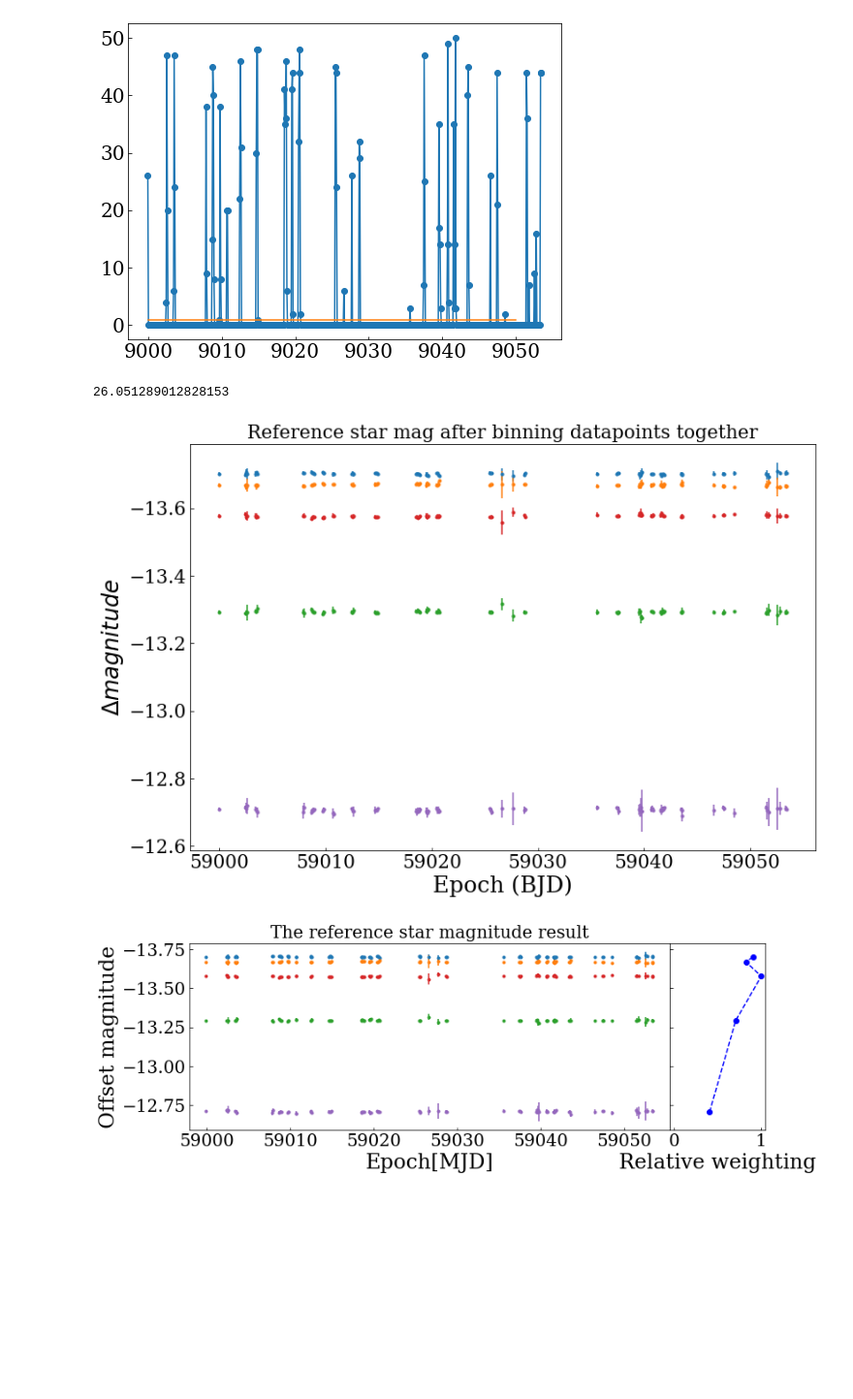
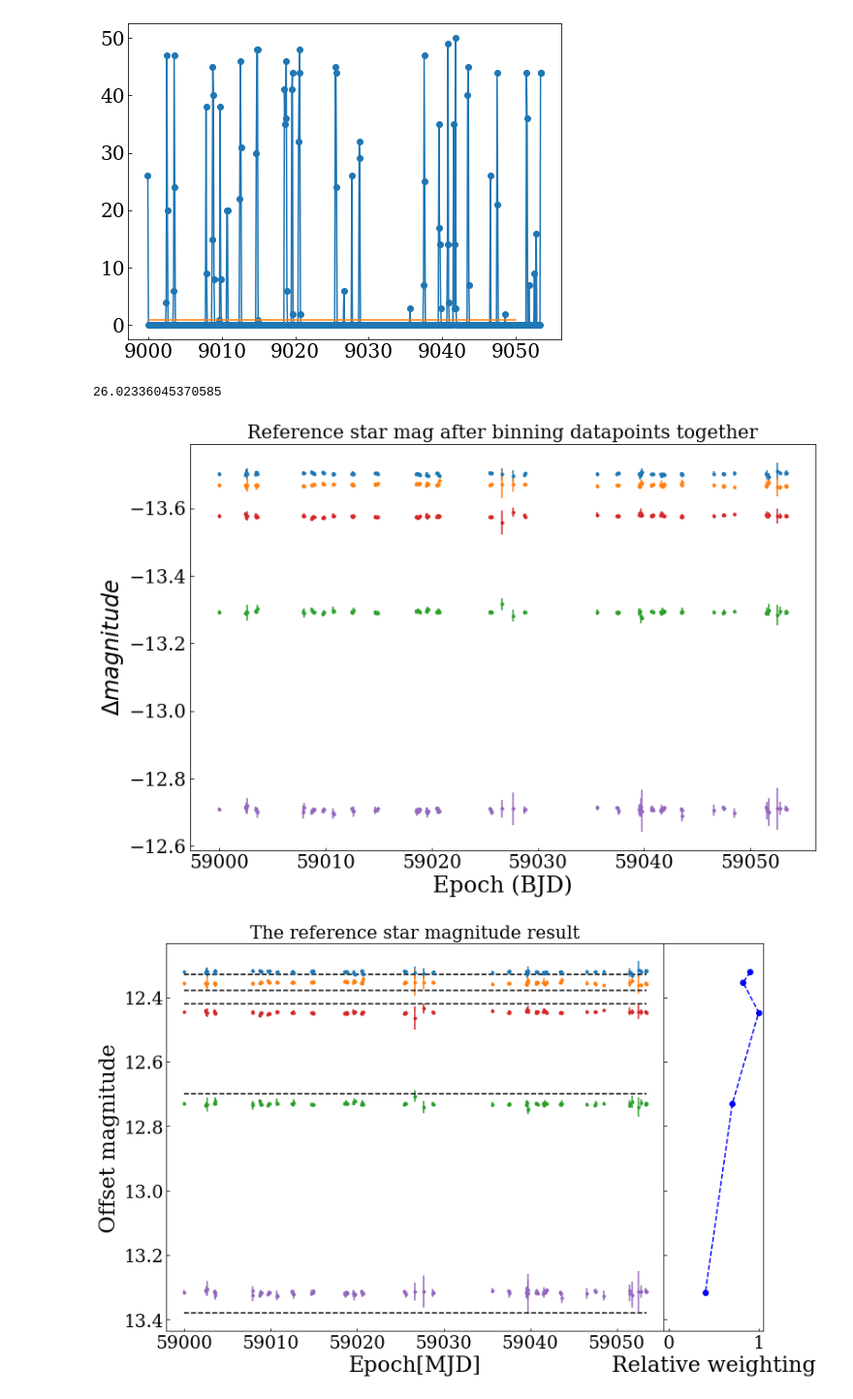
Before and after one commit to BartOuwehand/BRPJ0600, a Jupyter notebook: astep1.ipynb, the cells around one changed output. Shown at 97% size. Drawn from its saved outputs; the diff is of its cells as text; code cells hidden in the pictures; blank space fills up the shorter version.

```diff
--- a/astep1.ipynb
+++ b/astep1.ipynb
@@ -408,8 +408,8 @@ for i in range(i_lim):
         s = 1
         windowplt(i,j, epoch-9000, -2.5*np.log10(sigcl_flux[:,s]/ALC_final), 0.13, 'red', m1*m2,1)
 
-        for x in range(int((epoch[-1]-epoch[0])*12)):
-            axs[i,j].plot([epoch[0]+x/12-9000]*2,[0,.02],c='orange')
+        #for x in range(int((epoch[-1]-epoch[0])*12)):
+        #    axs[i,j].plot([epoch[0]+x/12-9000]*2,[0,.02],c='orange')
 
         #axs[i,j].plot(epoch-9000,-2.5*np.log10(J0600_flux/ALC)-np.nanmedian((-2.5*np.log10(J0600_flux/ALC))[m1*m2])+0.03,
         #         marker='.',linestyle='',markersize=10,c='r')
@@ -555,7 +555,7 @@ def zeropoint(m,a):
 
 ZP_real = []
 # An overall zeropoint
-popt, pcov = optimize.curve_fit(zeropoint, np.nanmedian(cormag,axis=0), star_mag,sigma=final_weight)
+popt, pcov = optimize.curve_fit(zeropoint, np.nanmedian(cormag,axis=0), star_mag,sigma=1/final_weight)
 
 
 ZP_real = np.array(popt[0])
@@ -565,7 +565,7 @@ print (ZP_real)
 #plt.scatter(gaia_mag[f][c_mask[f]], -2.5*np.log10(medflux3[f])+ZP_real[f])
 #plt.show()
 # %% [output]
-26.051289012828153
+26.02336045370585
 # %%
 plt.figure(figsize=(12,8))
 for s in range(5):
@@ -580,16 +580,17 @@ plt.show()
 
 fig, axs = plt.subplots(1,2, sharey=True, gridspec_kw={'wspace':0,'width_ratios': [5, 1]})
 axs[0].set_title("The reference star magnitude result")
-fig.set_figheight(4)
+fig.set_figheight(8)
 fig.set_figwidth(12)
 for s in range(len(cormag[0])):
-    axs[0].errorbar(corepoch+50000,cormag[:,s],yerr=cormagerr[:,s],fmt='.')
+    axs[0].plot([corepoch[0]+5e4,corepoch[-1]+5e4],[star_mag[s]]*2,c='black',linestyle='--')
+    axs[0].errorbar(corepoch+50000,cormag[:,s]+ZP_real,yerr=cormagerr[:,s],fmt='.')
 axs[0].set_ylabel("Offset magnitude")
 axs[0].set_xlabel("Epoch[MJD]")
 axs[0].set_xlim(corepoch[0]+49998,50002+corepoch[-1])
 axs[0].invert_yaxis()
 SRT = np.argsort(np.nanmedian(cormag,axis=0))
-axs[1].errorbar(final_weight[SRT]/np.max(final_weight),np.nanmedian(cormag,axis=0)[SRT],fmt='--o',c='b')
+axs[1].errorbar(final_weight[SRT]/np.max(final_weight),np.nanmedian(cormag,axis=0)[SRT]+ZP_real,fmt='--o',c='b')
 axs[1].set_xlabel('Relative weighting')
 axs[1].set_xlim(-0.05,1.05)
 
@@ -604,33 +605,33 @@ axs[1].set_xlim(-0.05,1.05)
 plt.figure(figsize=(12,6))
 #plt.errorbar(epoch,-2.5*np.log10(J0600_flux/ALC),fmt='.', alpha=0.2)
 #plt.errorbar(corepoch,J0600cormag2+ZP_real,yerr=J0600cormagerr2,fmt='.',c='r',linewidth=1)
-plt.errorbar(corepoch+50000,J0600cormag2,yerr=J0600cormagerr2,fmt='.',c='r',linewidth=1)
+plt.errorbar(corepoch+50000,J0600cormag2+ZP_real,yerr=J0600cormagerr2,fmt='.',c='r',linewidth=1)
 plt.title("J0600 magnitude using differential photometry")
 plt.xlabel("Epoch (BJD)")
 plt.ylabel("Magnitude")
 plt.gca().invert_yaxis()
 #plt.legend(loc=3)
 #plt.xlim(9018,9022)
 plt.show()
 
 fig, axs = plt.subplots(2, sharex=True, gridspec_kw={'hspace': 0})
 fig.set_figheight(6)
 fig.set_figwidth(12)
 axs[0].set_title('ASTEP reference stars and J0600 magnitude')
 for s in range(5):
     axs[0].errorbar(corepoch+50000,cormag2[:,s],yerr=cormagerr2[:,s],fmt='.')
 axs[0].set_ylabel("$\Delta mag$")
 axs[0].invert_yaxis()
 
 axs[1].errorbar(corepoch+5e4, J0600cormag2,yerr=J0600cormagerr2,fmt='.',c='r',linewidth=1)
 axs[1].invert_yaxis()
 axs[1].set_ylabel("$\Delta mag$")
 axs[1].set_xlabel("Epoch (BJD)")
 axs[1].set_xlim(np.min(epoch)-2+5e4,5e4+2+np.max(epoch))
 
 # Hide x labels and tick labels for all but bottom plot.
 for ax in axs:
     ax.label_outer()
 # %% [output]
 [figure]
-[figure, old version]
+[figure, new version]
```
Also changed, not shown: parts of 2 cells of this notebook, 3 other files.
